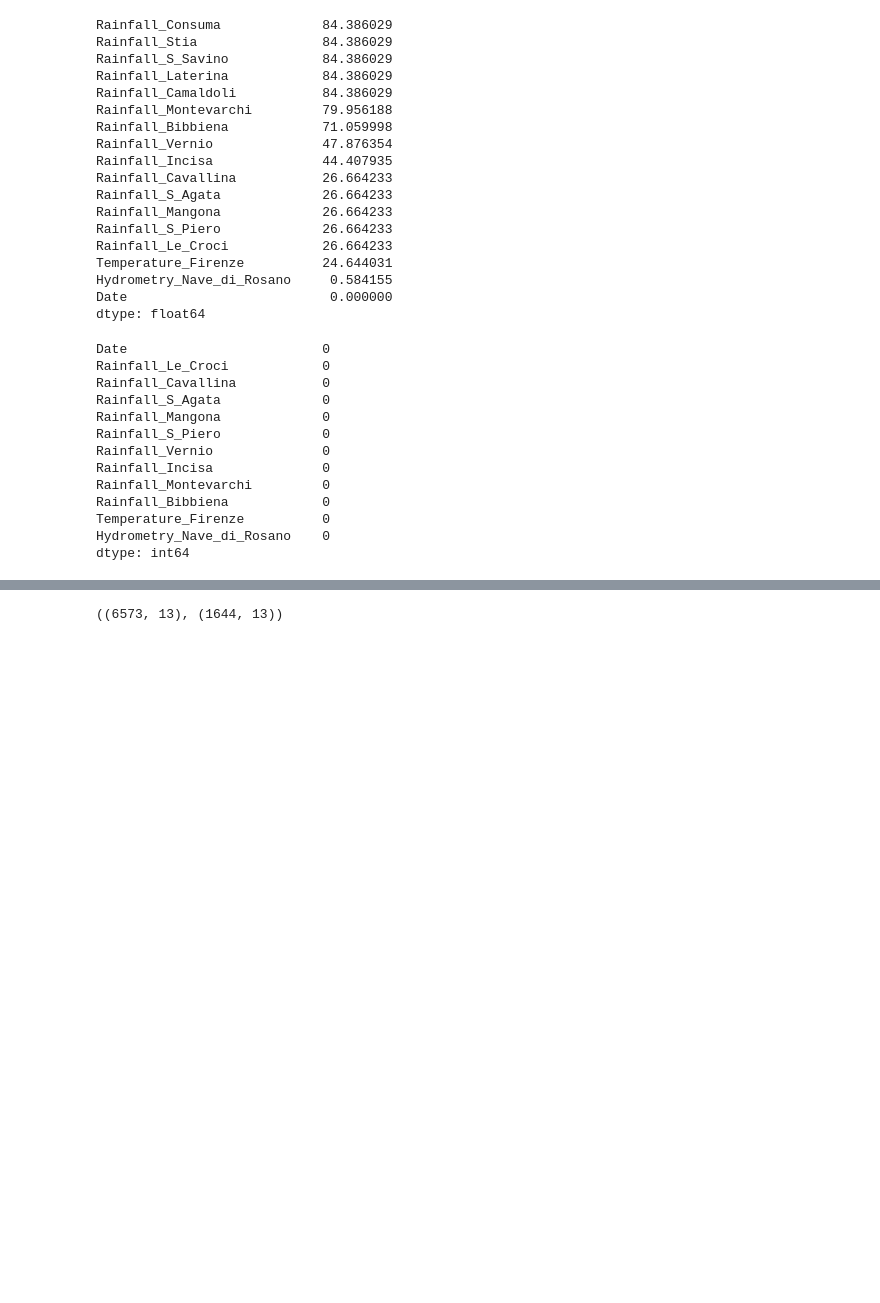
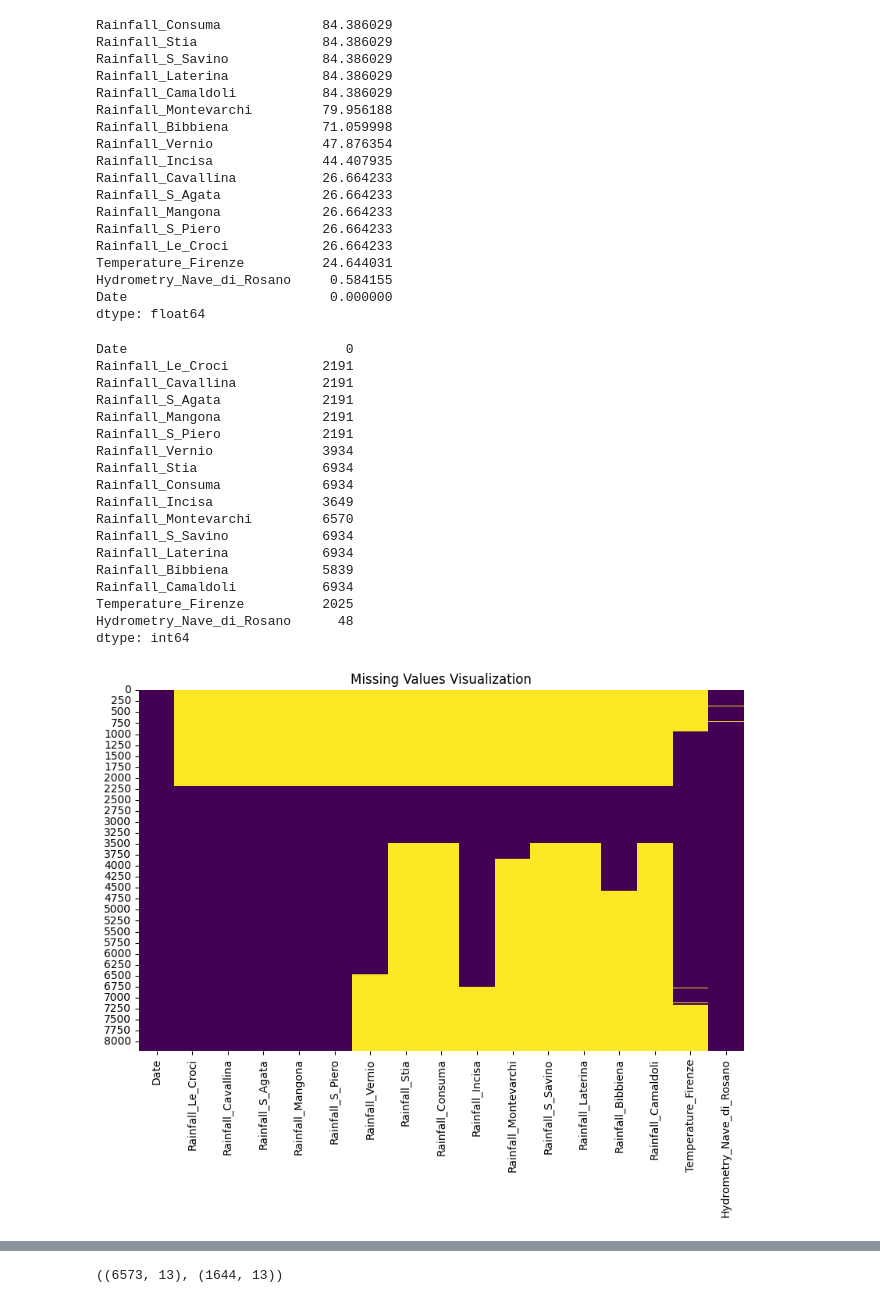
Before and after one commit to ZhouXiinlei/ml_WaterAnalytics, a Jupyter notebook: River_Arno_Process.ipynb, the cells around one changed output, grey strips where cells are left out. Saved outputs shown, nothing was run; the diff lists cells and outputs as text; code cells hidden in the pictures; blank space fills up the shorter version.

```diff
--- a/River_Arno_Process.ipynb
+++ b/River_Arno_Process.ipynb
@@ -34,32 +36,32 @@ Temperature_Firenze          24.644031
 Hydrometry_Nave_di_Rosano     0.584155
 Date                          0.000000
 dtype: float64
-# %%
-# 删除缺失值超过80%的列
-data_cleaned = data.drop(columns=missing_percentage[missing_percentage > 80].index)
-
-# 使用中位数填充其他列的缺失值
-for column in data_cleaned.columns:
-    if data_cleaned[column].isnull().sum() > 0:
-        median_value = data_cleaned[column].median()
-        data_cleaned[column].fillna(median_value, inplace=True)
-
-# 删除目标变量的缺失值
-data_cleaned.dropna(subset=['Hydrometry_Nave_di_Rosano'], inplace=True)
-
-# 检查缺失值处理后的数据
-data_cleaned.isnull().sum()
-# %% [output]
-Date                         0
-Rainfall_Le_Croci            0
-Rainfall_Cavallina           0
-Rainfall_S_Agata             0
-Rainfall_Mangona             0
-Rainfall_S_Piero             0
-Rainfall_Vernio              0
-Rainfall_Incisa              0
-Rainfall_Montevarchi         0
-Rainfall_Bibbiena            0
-Temperature_Firenze          0
-Hydrometry_Nave_di_Rosano    0
-dtype: int64
+# %%
+missing_counts = data.isnull().sum()
+print(missing_counts)
+
+# 缺失值可视化
+plt.figure(figsize=(10, 6))
+sns.heatmap(data.isnull(), cbar=False, cmap='viridis')
+plt.title('Missing Values Visualization')
+plt.show()
+# %% [output]
+Date                            0
+Rainfall_Le_Croci            2191
+Rainfall_Cavallina           2191
+Rainfall_S_Agata             2191
+Rainfall_Mangona             2191
+Rainfall_S_Piero             2191
+Rainfall_Vernio              3934
+Rainfall_Stia                6934
+Rainfall_Consuma             6934
+Rainfall_Incisa              3649
+Rainfall_Montevarchi         6570
+Rainfall_S_Savino            6934
+Rainfall_Laterina            6934
+Rainfall_Bibbiena            5839
+Rainfall_Camaldoli           6934
+Temperature_Firenze          2025
+Hydrometry_Nave_di_Rosano      48
+dtype: int64
+[figure, added]
```
Also changed, not shown: parts of 13 cells of this notebook.
